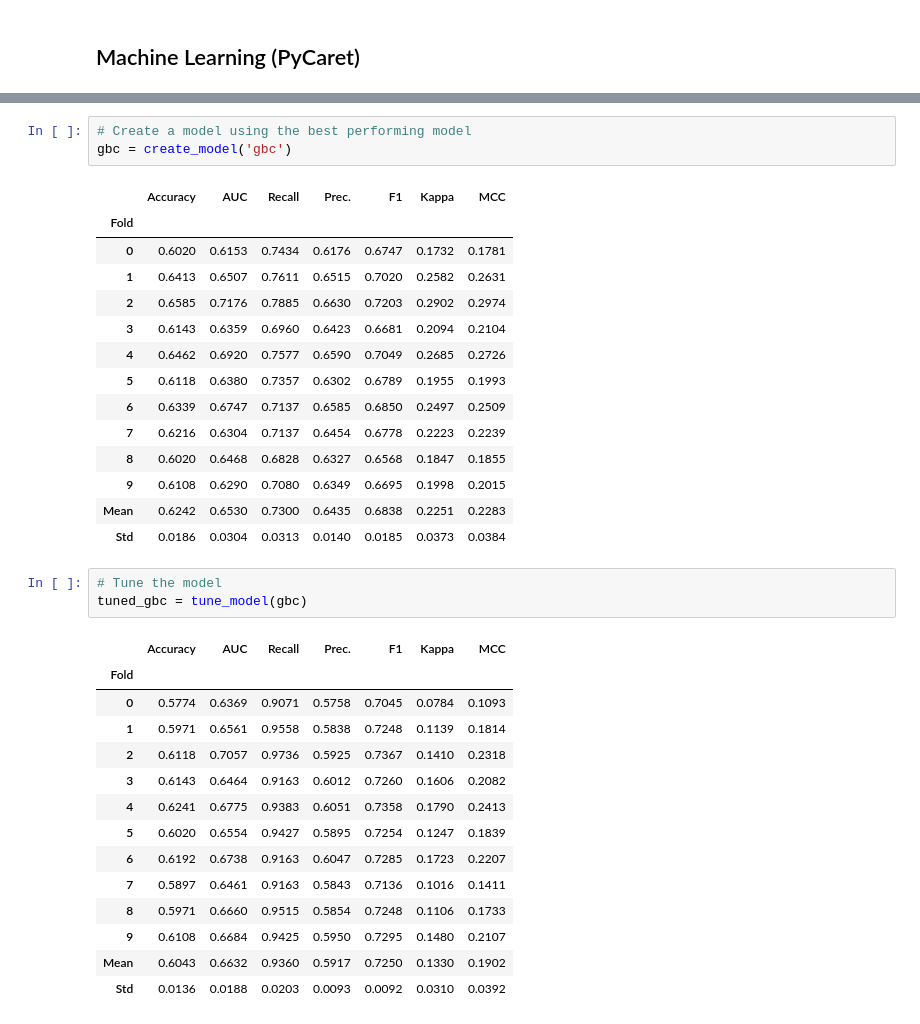
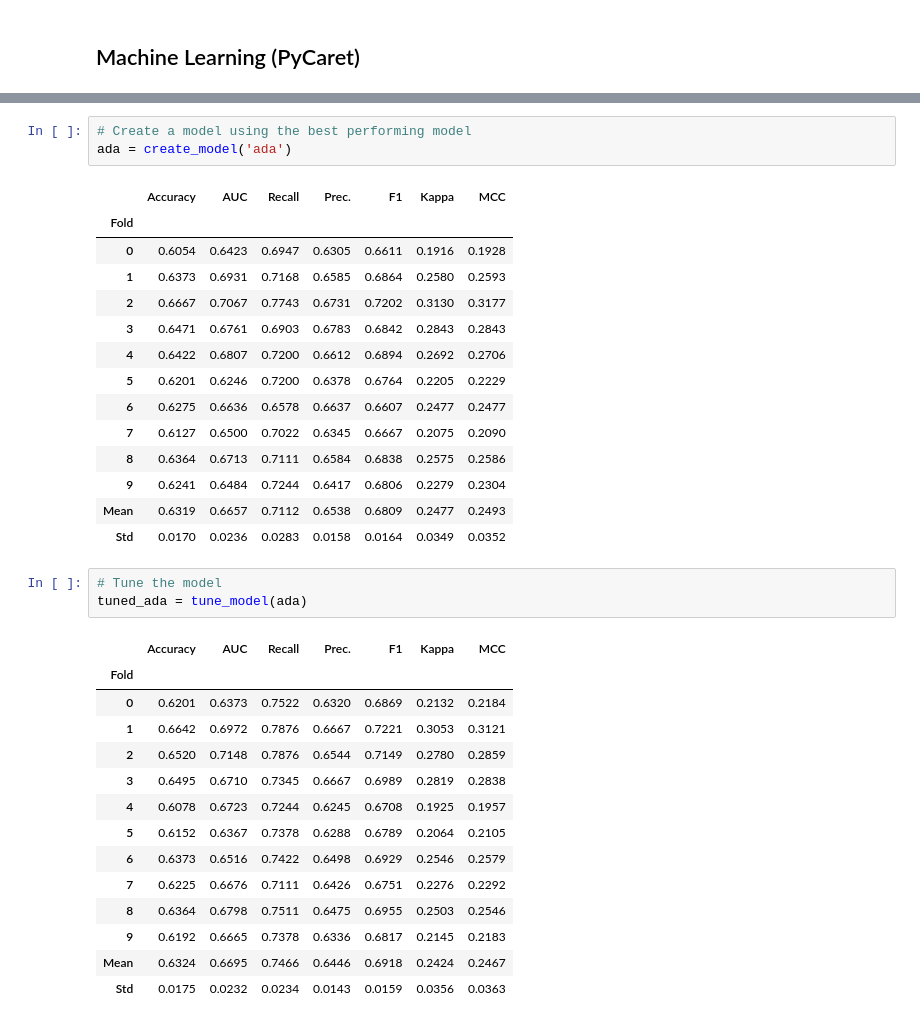
Before and after one commit to bendominguez0111/osf-post-follow-up, a Jupyter notebook: post.ipynb, the cells around one changed output, grey strips where cells are left out. Saved outputs shown, nothing was run; the diff lists cells and outputs as text.

```diff
--- a/post.ipynb
+++ b/post.ipynb
@@ -481,36 +516,36 @@ best_model = compare_models()
 # %%
 # Create a model using the best performing model
-gbc = create_model('gbc')
+ada = create_model('ada')
 # %% [output]
 |  | Accuracy | AUC | Recall | Prec. | F1 | Kappa | MCC |
 | Fold |  |  |  |  |  |  |  |
-| 0 | 0.6020 | 0.6153 | 0.7434 | 0.6176 | 0.6747 | 0.1732 | 0.1781 |
-| 1 | 0.6413 | 0.6507 | 0.7611 | 0.6515 | 0.7020 | 0.2582 | 0.2631 |
-| 2 | 0.6585 | 0.7176 | 0.7885 | 0.6630 | 0.7203 | 0.2902 | 0.2974 |
-| 3 | 0.6143 | 0.6359 | 0.6960 | 0.6423 | 0.6681 | 0.2094 | 0.2104 |
-| 4 | 0.6462 | 0.6920 | 0.7577 | 0.6590 | 0.7049 | 0.2685 | 0.2726 |
-| 5 | 0.6118 | 0.6380 | 0.7357 | 0.6302 | 0.6789 | 0.1955 | 0.1993 |
-| 6 | 0.6339 | 0.6747 | 0.7137 | 0.6585 | 0.6850 | 0.2497 | 0.2509 |
-| 7 | 0.6216 | 0.6304 | 0.7137 | 0.6454 | 0.6778 | 0.2223 | 0.2239 |
-| 8 | 0.6020 | 0.6468 | 0.6828 | 0.6327 | 0.6568 | 0.1847 | 0.1855 |
-| 9 | 0.6108 | 0.6290 | 0.7080 | 0.6349 | 0.6695 | 0.1998 | 0.2015 |
-| Mean | 0.6242 | 0.6530 | 0.7300 | 0.6435 | 0.6838 | 0.2251 | 0.2283 |
-| Std | 0.0186 | 0.0304 | 0.0313 | 0.0140 | 0.0185 | 0.0373 | 0.0384 |
+| 0 | 0.6054 | 0.6423 | 0.6947 | 0.6305 | 0.6611 | 0.1916 | 0.1928 |
+| 1 | 0.6373 | 0.6931 | 0.7168 | 0.6585 | 0.6864 | 0.2580 | 0.2593 |
+| 2 | 0.6667 | 0.7067 | 0.7743 | 0.6731 | 0.7202 | 0.3130 | 0.3177 |
+| 3 | 0.6471 | 0.6761 | 0.6903 | 0.6783 | 0.6842 | 0.2843 | 0.2843 |
+| 4 | 0.6422 | 0.6807 | 0.7200 | 0.6612 | 0.6894 | 0.2692 | 0.2706 |
+| 5 | 0.6201 | 0.6246 | 0.7200 | 0.6378 | 0.6764 | 0.2205 | 0.2229 |
+| 6 | 0.6275 | 0.6636 | 0.6578 | 0.6637 | 0.6607 | 0.2477 | 0.2477 |
+| 7 | 0.6127 | 0.6500 | 0.7022 | 0.6345 | 0.6667 | 0.2075 | 0.2090 |
+| 8 | 0.6364 | 0.6713 | 0.7111 | 0.6584 | 0.6838 | 0.2575 | 0.2586 |
+| 9 | 0.6241 | 0.6484 | 0.7244 | 0.6417 | 0.6806 | 0.2279 | 0.2304 |
+| Mean | 0.6319 | 0.6657 | 0.7112 | 0.6538 | 0.6809 | 0.2477 | 0.2493 |
+| Std | 0.0170 | 0.0236 | 0.0283 | 0.0158 | 0.0164 | 0.0349 | 0.0352 |
 # %%
 # Tune the model
-tuned_gbc = tune_model(gbc)
+tuned_ada = tune_model(ada)
 # %% [output]
 |  | Accuracy | AUC | Recall | Prec. | F1 | Kappa | MCC |
 | Fold |  |  |  |  |  |  |  |
-| 0 | 0.5774 | 0.6369 | 0.9071 | 0.5758 | 0.7045 | 0.0784 | 0.1093 |
-| 1 | 0.5971 | 0.6561 | 0.9558 | 0.5838 | 0.7248 | 0.1139 | 0.1814 |
-| 2 | 0.6118 | 0.7057 | 0.9736 | 0.5925 | 0.7367 | 0.1410 | 0.2318 |
-| 3 | 0.6143 | 0.6464 | 0.9163 | 0.6012 | 0.7260 | 0.1606 | 0.2082 |
-| 4 | 0.6241 | 0.6775 | 0.9383 | 0.6051 | 0.7358 | 0.1790 | 0.2413 |
-| 5 | 0.6020 | 0.6554 | 0.9427 | 0.5895 | 0.7254 | 0.1247 | 0.1839 |
-| 6 | 0.6192 | 0.6738 | 0.9163 | 0.6047 | 0.7285 | 0.1723 | 0.2207 |
-| 7 | 0.5897 | 0.6461 | 0.9163 | 0.5843 | 0.7136 | 0.1016 | 0.1411 |
-| 8 | 0.5971 | 0.6660 | 0.9515 | 0.5854 | 0.7248 | 0.1106 | 0.1733 |
-| 9 | 0.6108 | 0.6684 | 0.9425 | 0.5950 | 0.7295 | 0.1480 | 0.2107 |
-| Mean | 0.6043 | 0.6632 | 0.9360 | 0.5917 | 0.7250 | 0.1330 | 0.1902 |
-| Std | 0.0136 | 0.0188 | 0.0203 | 0.0093 | 0.0092 | 0.0310 | 0.0392 |
+| 0 | 0.6201 | 0.6373 | 0.7522 | 0.6320 | 0.6869 | 0.2132 | 0.2184 |
+| 1 | 0.6642 | 0.6972 | 0.7876 | 0.6667 | 0.7221 | 0.3053 | 0.3121 |
+| 2 | 0.6520 | 0.7148 | 0.7876 | 0.6544 | 0.7149 | 0.2780 | 0.2859 |
+| 3 | 0.6495 | 0.6710 | 0.7345 | 0.6667 | 0.6989 | 0.2819 | 0.2838 |
+| 4 | 0.6078 | 0.6723 | 0.7244 | 0.6245 | 0.6708 | 0.1925 | 0.1957 |
+| 5 | 0.6152 | 0.6367 | 0.7378 | 0.6288 | 0.6789 | 0.2064 | 0.2105 |
+| 6 | 0.6373 | 0.6516 | 0.7422 | 0.6498 | 0.6929 | 0.2546 | 0.2579 |
+| 7 | 0.6225 | 0.6676 | 0.7111 | 0.6426 | 0.6751 | 0.2276 | 0.2292 |
+| 8 | 0.6364 | 0.6798 | 0.7511 | 0.6475 | 0.6955 | 0.2503 | 0.2546 |
+| 9 | 0.6192 | 0.6665 | 0.7378 | 0.6336 | 0.6817 | 0.2145 | 0.2183 |
+| Mean | 0.6324 | 0.6695 | 0.7466 | 0.6446 | 0.6918 | 0.2424 | 0.2467 |
+| Std | 0.0175 | 0.0232 | 0.0234 | 0.0143 | 0.0159 | 0.0356 | 0.0363 |
```
Also changed, not shown: parts of 14 cells of this notebook, 1 other file.
